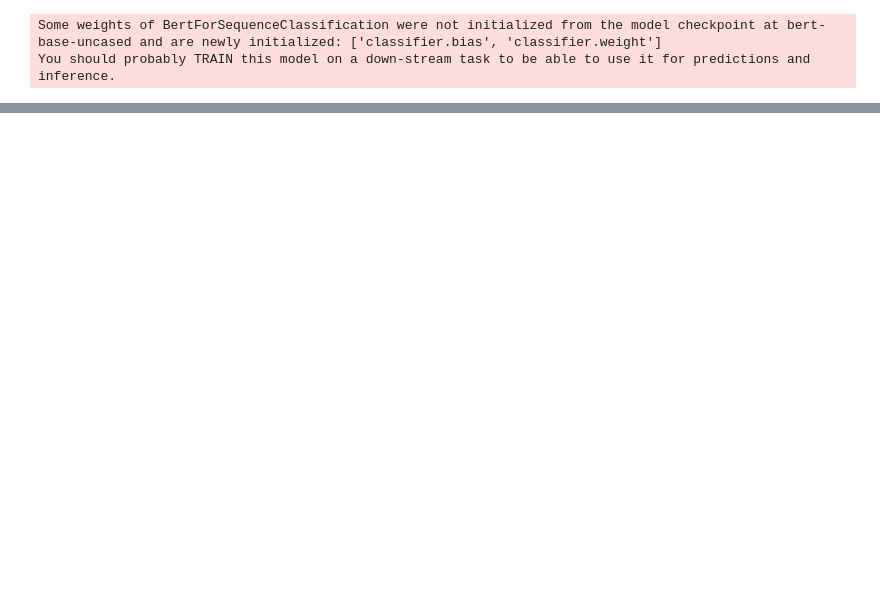
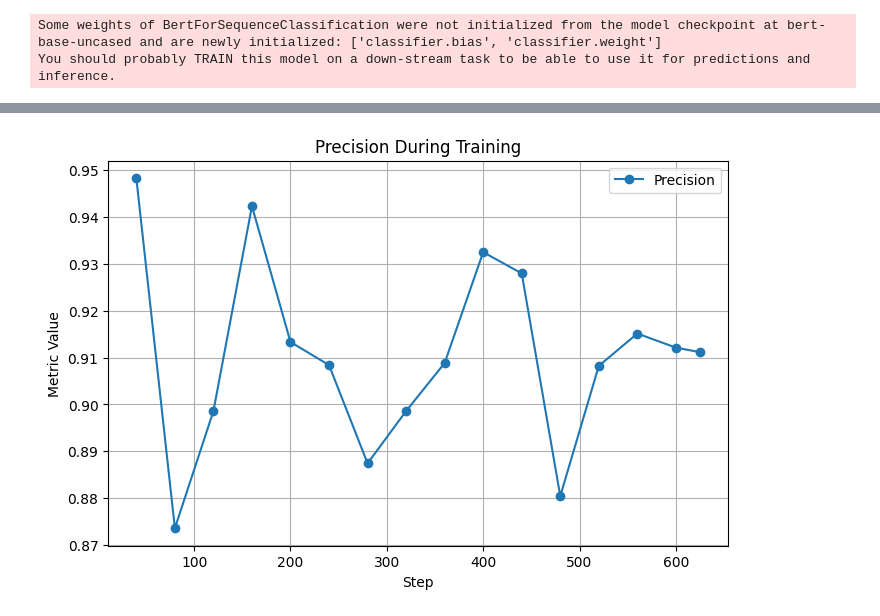
Before and after one commit to SHARONZACHARIA/LLM, a Jupyter notebook: BERT_LLM_Assignment.ipynb, the cells around one changed output, grey strips where cells are left out. Saved outputs shown, nothing was run; the diff lists cells and outputs as text; code cells hidden in the pictures; blank space fills up the shorter version.

```diff
--- a/BERT_LLM_Assignment.ipynb
+++ b/BERT_LLM_Assignment.ipynb
@@ -202,0 +290,15 @@ KeyboardInterrupt:
+# %%
+plt.figure(figsize=(8,5))
+
+plt.plot(eval_logs["step"], eval_logs["eval_precision"], label="Precision", marker='o')
+# plt.plot(eval_logs["step"], eval_logs["eval_recall"], label="Recall", marker='s')
+# plt.plot(eval_logs["step"], eval_logs["eval_f1"], label="F1 Score", marker='^')
+
+plt.xlabel("Step")
+plt.ylabel("Metric Value")
+plt.legend()
+plt.title("Precision During Training")
+plt.grid()
+plt.show()
+# %% [output]
+[figure, added]
```
Also changed, not shown: parts of 19 cells of this notebook.
